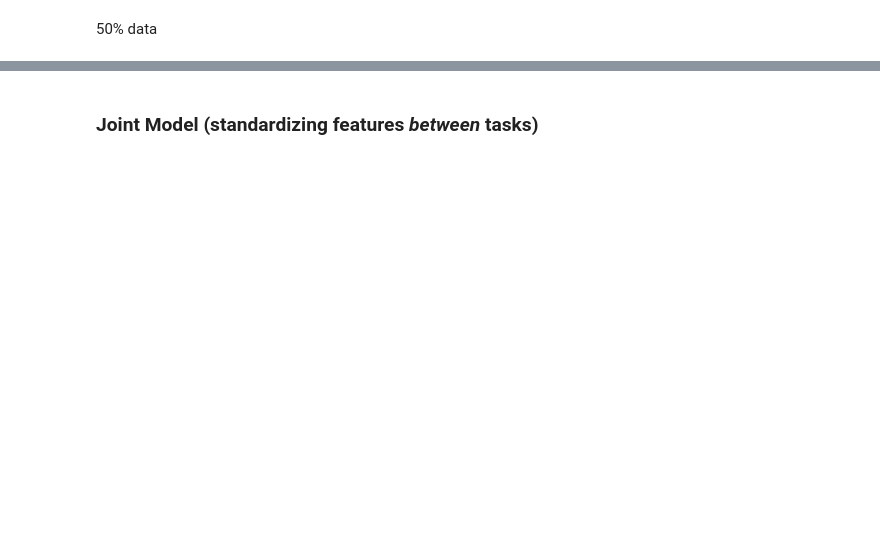
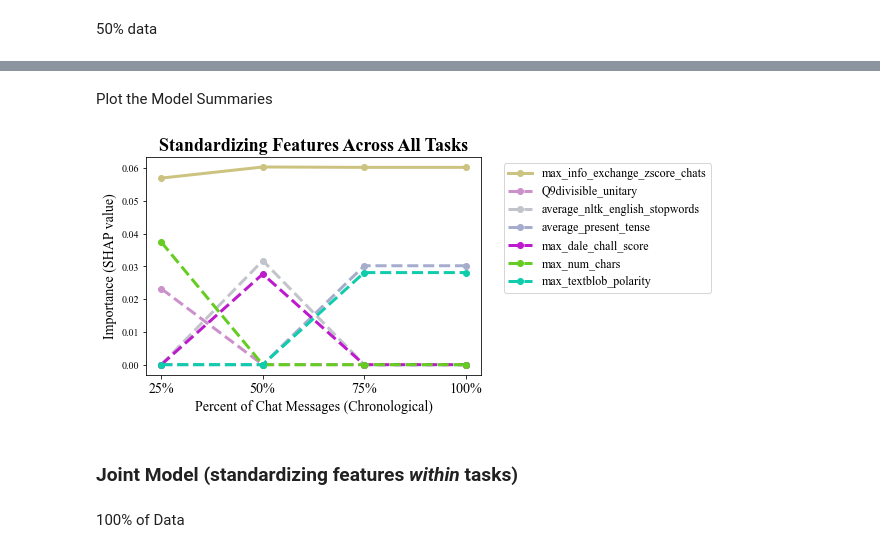
Before and after one commit to Watts-Lab/team_comm_tools, a Jupyter notebook: feature_engine/model/model_baseline_across_all_tasks_cv.ipynb, the cells around one changed output, grey strips where cells are left out. Cells and saved outputs as stored; diff of their text form; code cells hidden in the pictures; blank space fills up the shorter version.

Commit message:
adding analyses for across-task models

```diff
--- a/feature_engine/model/model_baseline_across_all_tasks_cv.ipynb
+++ b/feature_engine/model/model_baseline_across_all_tasks_cv.ipynb
@@ -230,0 +231,4 @@ Validation Set: R2: 0.1497      MAE: 0.6792     MSE: 0.7951     RMSE: 0.8917
+# %%
+# Call the Repeated k-Fold CV
+joint_shap25, joint_shap_cor25, joint_train_metrics25, joint_test_metrics25 = repeated_kfold_cv(joint_model25)
+joint_shap_means25, joint_shap_cor_means25, joint_train_means25, joint_test_means25 = get_repeated_kfold_cv_summary(joint_shap25, joint_shap_cor25, joint_train_metrics25, joint_test_metrics25)
@@ -231,5 +253,29 @@ Validation Set: R2: 0.1497      MAE: 0.6792     MSE: 0.7951     RMSE: 0.8917
+# %% [markdown]
+Plot the Model Summaries
+# %%
+merged_df = pd.concat([joint_shap_means25, joint_shap_means50, joint_shap_means75, joint_shap_means], keys = time_points, axis=1)
+# %%
+NUM_COLORS = 47630*len(merged_df.index)
+# %%
+# color dictionary
+def generate_color(feature_name):
+    hashed = hash(feature_name) % NUM_COLORS
+    hue = hashed / 1000.0
+    saturation = (hashed % NUM_COLORS) / NUM_COLORS  # Vary the saturation within a range (0.7 to 1.0)
+    value = 0.8
+    color_rgb = colorsys.hsv_to_rgb(hue, saturation, value)
+    return color_rgb
+
+# Create a color mapping dictionary
+color_mapping = {feature_name: generate_color(feature_name) for feature_name in merged_df.index}
+# %%
+plot_important_features_over_time(merged_df, color_mapping, "Standardizing Features Across All Tasks", "./figures/across_task_std_btwn_features.svg")
+# %% [output]
+[figure, added]
 # %% [markdown]
-### Joint Model (standardizing features _between_ tasks)
+### Joint Model (standardizing features _within_ tasks)
+# %% [markdown]
+100% of Data
 # %%
 # standardize_within defaults to false, so let's check what happens when we change it to true
 joint_model_std_within = ModelBuilder(dataset_names = ["juries", "csop", "csopII", "becker", "dat"], standardize_within= True)
```
Also changed, not shown: parts of 30 cells of this notebook, 3 other files.
